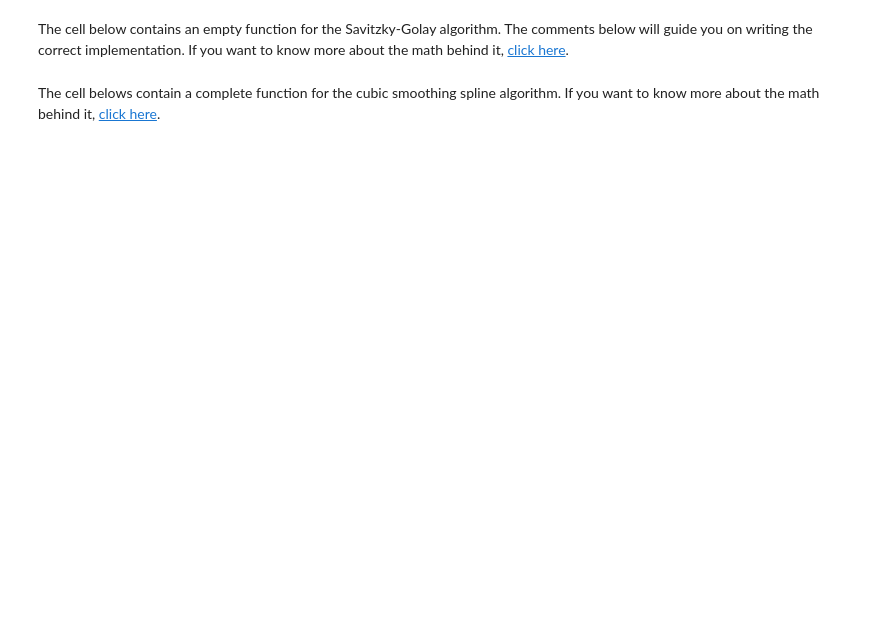
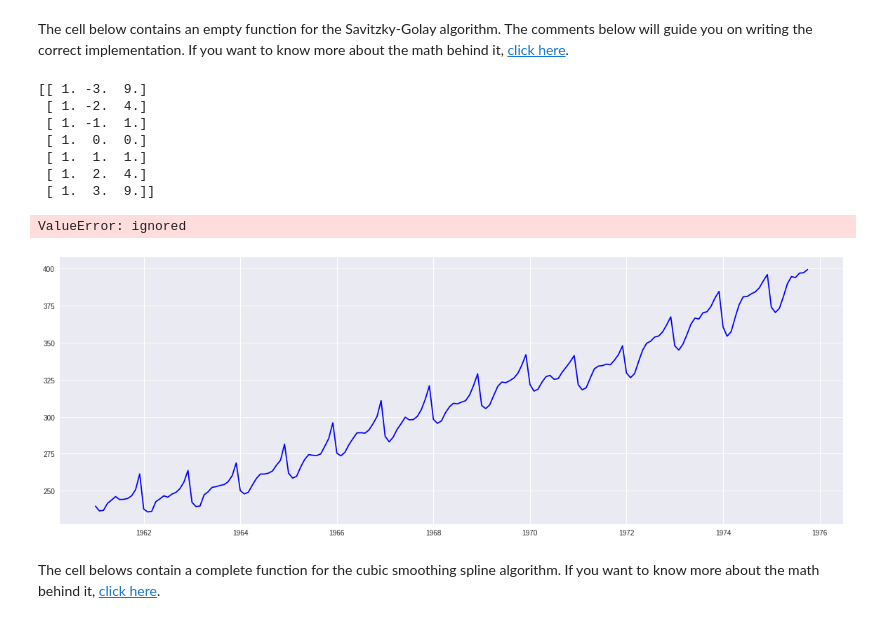
Before and after one commit to nakabox/Week2_public, a Jupyter notebook: Copy_of_Signal_Cleanup.ipynb, the cells around one changed output. Cells and saved outputs as stored; diff of their text form; code cells hidden in the pictures; blank space fills up the shorter version.

```diff
--- a/Copy_of_Signal_Cleanup.ipynb
+++ b/Copy_of_Signal_Cleanup.ipynb
@@ -70,20 +91,51 @@ The cell below contains an empty function for the Savitzky-Golay algorithm. The
 # %%
 def savitzky_golay(values, frame, degree):
     # create a variable named half_window that contains the floor of half the frame
+    half_window = (frame//2)
 
     # create a numpy matrix that stores the coefficients for linear least squares (will be explained in detail on board)
+    x = np.ndarray(shape = (frame, degree+1))
 
+    for i in range(-half_window, half_window+1):
+        for j in range(degree+1):
+          x[i+half_window][j] = i**j
+
+
+    print(x)
+
+    x=np.mat(x)
     # calculate the pseudo-inverse of the numpy matrix (use np.linalg.pinv()) and store the first row of values
+
+    convol = np.linalg.pinv(x).A[0]
+
+
 
     # artificially extend (use np.concatenate()) your input values at the start and end by the half_window
 
+    firstvals = values[half_window:0:1]
+    lastvals = values[-1:-half_window-1:-1]
+    values = np.concatenate((firstvals,values,lastvals))
+
     # return a convolution on your coefficients and extended values (use np.convolve() with 'valid' mode)
+
+    sg_values = np.convolve(convol,values,mode='valid')
+    return sg_values
 
 plt.figure(figsize = (20, 7))
 plt.plot(dates, values, 'b')
 plt.plot(dates, savitzky_golay(values, 7, 2), 'r')
 #plt.plot(dates, savgol_filter(values, 7, 2), 'g')
 plt.show()
+# %% [output]
+[[ 1. -3.  9.]
+ [ 1. -2.  4.]
+ [ 1. -1.  1.]
+ [ 1.  0.  0.]
+ [ 1.  1.  1.]
+ [ 1.  2.  4.]
+ [ 1.  3.  9.]]
+ValueError: ignored
+[figure, added]
 # %% [markdown]
 The cell belows contain a complete function for the cubic smoothing spline algorithm. If you want to know more about the math behind it, [click here](https://en.wikiversity.org/wiki/Cubic_Spline_Interpolation).
 # %% [markdown]
```
Also changed, not shown: parts of 3 cells of this notebook.
